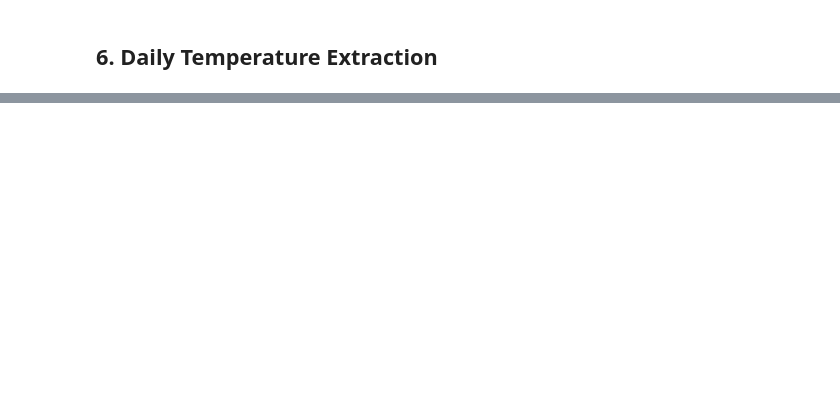
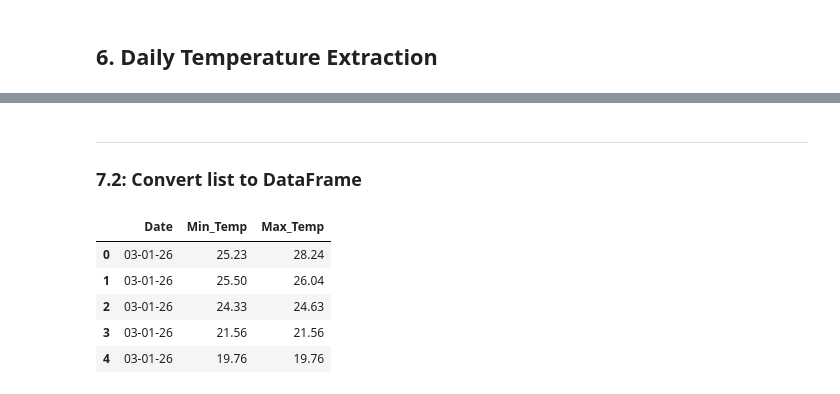
Before and after one commit to Asmashaik7/Data_Analytics_Portfolio, a Jupyter notebook: API/weather_api_analysis.ipynb, the cells around one changed output, grey strips where cells are left out. Saved outputs shown, nothing was run; the diff lists cells and outputs as text; code cells hidden in the pictures; blank space fills up the shorter version.

Commit message:
Added daily temp aggregation from forecast data

```diff
--- a/API/weather_api_analysis.ipynb
+++ b/API/weather_api_analysis.ipynb
@@ -21,7 +21,7 @@ Weather data is fetched using the OpenWeather API, which returns forecast data i
 # %% [markdown]
 ## 2. API URL & Request
 # %%
-url="https://api.openweathermap.org/data/2.5/forecast?q=Hyderabad,IN&units=metric&appid={API_KEY}"
+url=f'https://api.openweathermap.org/data/2.5/forecast?q=Hyderabad,IN&units=metric&appid={API_KEY}'
 resp=requests.get(url)
 # %% [markdown]
 ## 3. Response Validation
@@ -137,6 +147,6 @@ print(data['list'][0]['main'].keys())
 # %% [output]
 dict_keys(['temp', 'feels_like', 'temp_min', 'temp_max', 'pressure', 'sea_level', 'grnd_level', 'humidity', 'temp_kf'])
 # %%
-hyd_weather_list=data['list']
-hyd_weather_list[0]['main']
+weather_list=data['list']
+weather_list[0]['main']
 # %% [output]
@@ -160,7 +170,7 @@ from datetime import datetime, UTC
 maxtemp=[]
 mintemp=[] # to collect max and min temperatures from temp.
 
-for each in hyd_weather_list:
+for each in weather_list:
     date_ts=each['dt'] #this gives unix timestamp
     date=datetime.fromtimestamp(date_ts, UTC).strftime('%d-%m-%y') #correct date conversion
     maxtemp=each['main']['temp_max']
@@ -187,0 +203,9 @@ Date:07-01-26 | Min Temp: 20.38 | Max Temp: 20.38
+# %%
+rows=[]
+for each in weather_list:
+    date=datetime.fromtimestamp(each['dt'],UTC).strftime('%d-%m-%y')
+    min_temp=each['main']['temp_min']
+    max_temp=each['main']['temp_max']
+
+    rows.append([date,min_temp,max_temp])
+rows #rows is a list, each item inside it is also a list. This structure is called List of lists
@@ -187,0 +230,14 @@ Date:07-01-26 | Min Temp: 20.38 | Max Temp: 20.38
+# %% [markdown]
+---
+### 7.2: Convert list to DataFrame
+# %%
+import pandas as pd
+df=pd.DataFrame(rows,columns=['Date','Min_Temp','Max_Temp']) # This line converts a list of extracted values into a structured pandas DataFrame with named columns.
+df.head()
+# %% [output]
+|  | Date | Min_Temp | Max_Temp |
+| 0 | 03-01-26 | 25.23 | 28.24 |
+| 1 | 03-01-26 | 25.50 | 26.04 |
+| 2 | 03-01-26 | 24.33 | 24.63 |
+| 3 | 03-01-26 | 21.56 | 21.56 |
+| 4 | 03-01-26 | 19.76 | 19.76 |
```
Also changed, not shown: parts of 18 cells of this notebook.
